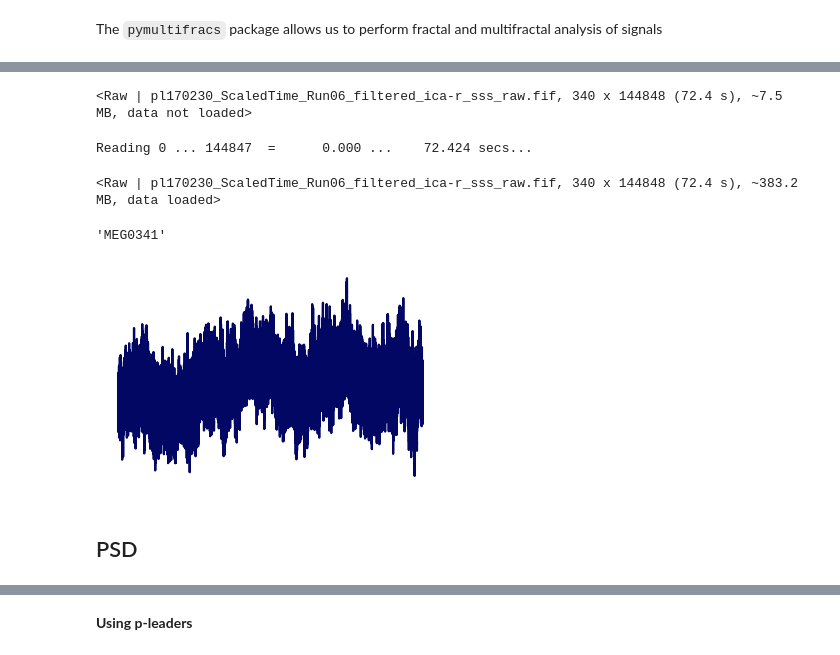
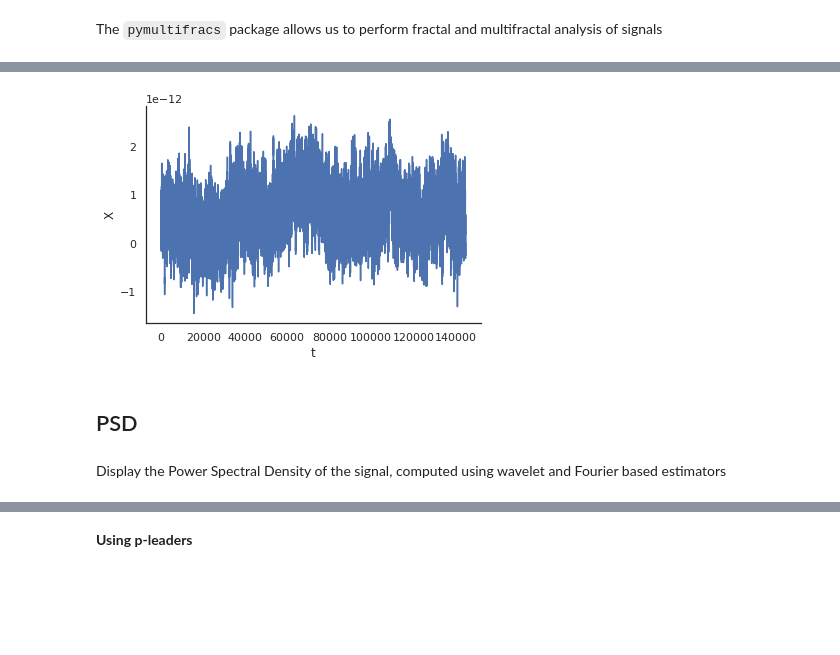
Before and after one commit to neurospin/pymultifracs, a Jupyter notebook: examples/Demo-real.ipynb, the cells around one changed output, grey strips where cells are left out. Cells and saved outputs as stored; diff of their text form; code cells hidden in the pictures; blank space fills up the shorter version.

Commit message:
Updated real signal presentation notebook

```diff
--- a/examples/Demo-real.ipynb
+++ b/examples/Demo-real.ipynb
@@ -11,2 +9,3 @@ import seaborn as sns
 # %%
-sns.set(style="white")
+sns.set(style="whitegrid")
+sns.set_context('notebook')
@@ -24,3 +15,0 @@ import json
-# %%
-with open('/neurospin/meg/meg_tmp/ScaledTime_Dragana_2019/MEG/pl170230/pl170230_timings.json', 'r') as f:
-    timings = json.load(f)['Run06']
@@ -45,26 +16,11 @@ Ready.
-# %%
-Raw.crop(*timings['p1'])
-# %% [output]
-<Raw | pl170230_ScaledTime_Run06_filtered_ica-r_sss_raw.fif, 340 x 144848 (72.4 s), ~7.5 MB, data not loaded>
-# %%
-Raw.load_data()
-# %% [output]
-Reading 0 ... 144847  =      0.000 ...    72.424 secs...
-<Raw | pl170230_ScaledTime_Run06_filtered_ica-r_sss_raw.fif, 340 x 144848 (72.4 s), ~383.2 MB, data loaded>
-# %%
-Raw.info['ch_names'][35]
-# %% [output]
-'MEG0341'
-# %%
-X = Raw[35, :][0][0]
+# %%
+with open('signal.npy', 'rb') as f:
+    X = np.load(f)
 # %%
-plt.plot(X, c='xkcd:darkblue')
+plt.plot(X)
 sns.despine()
-# plt.title('')
-# plt.ylabel('X')
-# plt.xlabel('t')
-plt.savefig(figure_folder + 'signal.pdf')
-plt.axis('off')
+plt.ylabel('X')
+plt.xlabel('t')
 plt.show()
 # %% [output]
-[figure, old version]
+[figure, new version]
@@ -75,5 +27,7 @@ np.save('signal.npy', X)
 # %% [markdown]
 ## PSD
+# %% [markdown]
+Display the Power Spectral Density of the signal, computed using wavelet and Fourier based estimators
 # %%
 import pymultifracs.psd as psd
 
```
Also changed, not shown: parts of 78 cells of this notebook, 6 other files.
